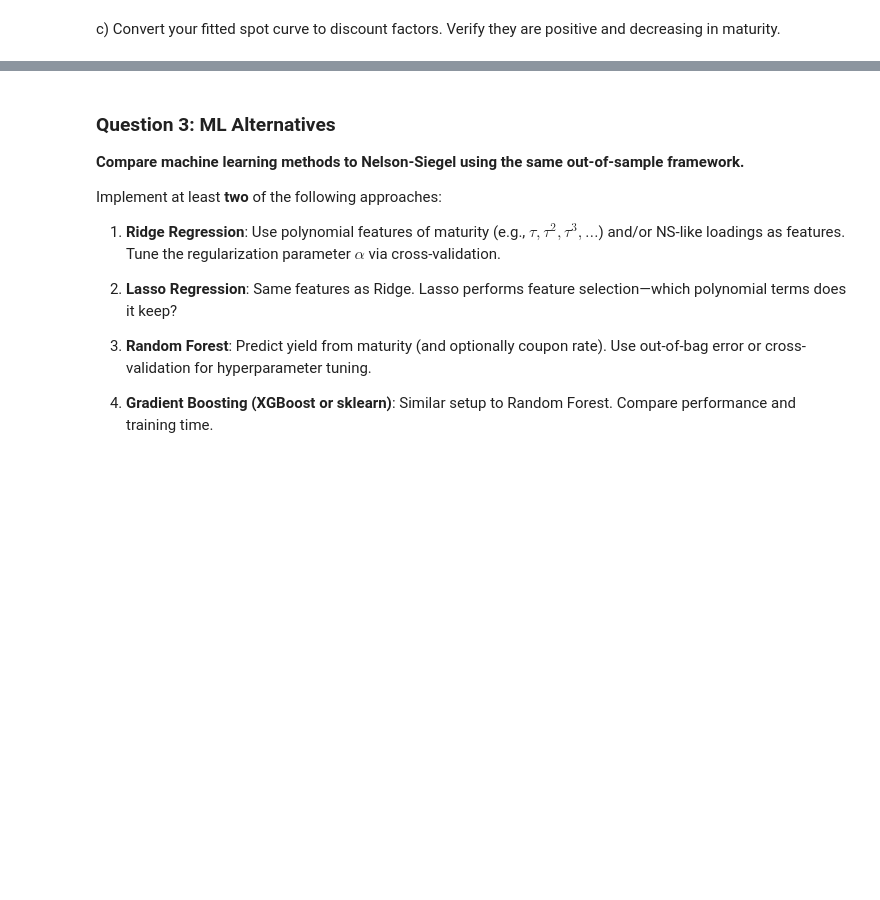
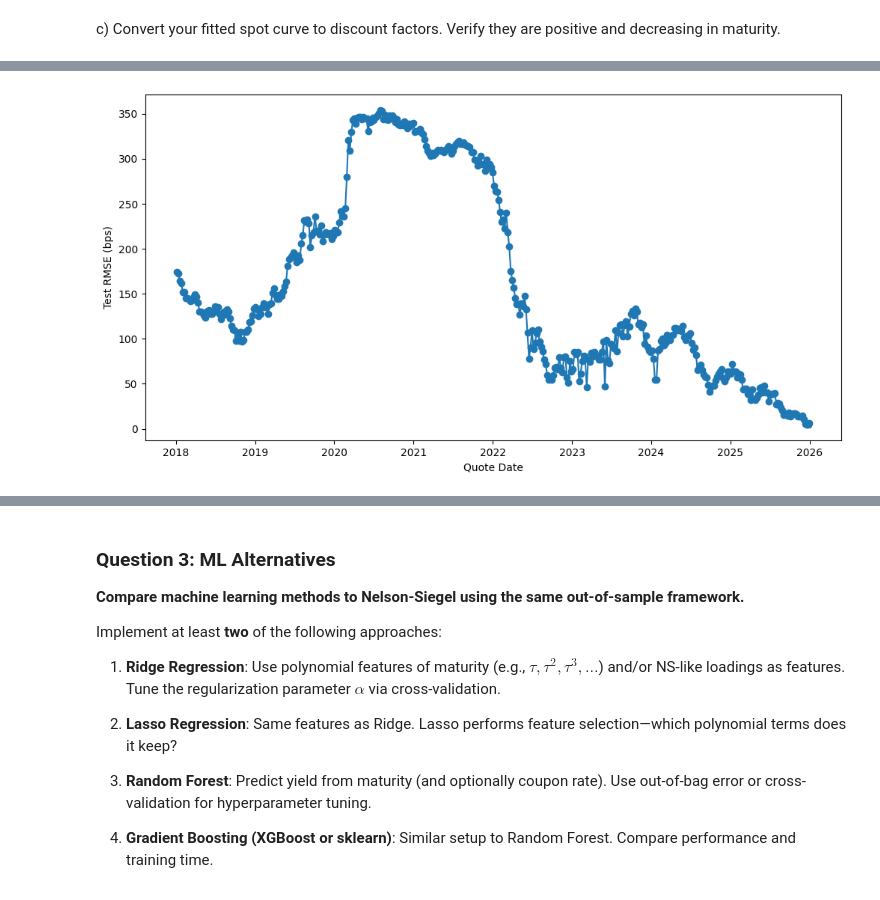
Before and after one commit to AdithSrinivasan/treasury-curve-models, a Jupyter notebook: curve.ipynb, the cells around one changed output, grey strips where cells are left out. Saved outputs shown, nothing was run; the diff lists cells and outputs as text; code cells hidden in the pictures; blank space fills up the shorter version.

```diff
--- a/curve.ipynb
+++ b/curve.ipynb
@@ -369,0 +390,7 @@ d) **Time-series analysis**: Using the weekly panel, fit NS to at least 50 dates
+# %%
+ratios = []
+for i in range(10):
+    train_ns, test_ns = train_test(quotes)
+    params, rmse_train = plot_ns(train_ns, show_plot=False)
+    params, rmse_test = plot_ns(test_ns, show_plot=False)
+    ratios.append(rmse_test / rmse_train)
@@ -369,0 +429,13 @@ d) **Time-series analysis**: Using the weekly panel, fit NS to at least 50 dates
+# %%
+weekly_RMSE = {}
+weekly_betas0 = {}
+weekly_betas1 = {}
+weekly_betas2 = {}
+for week in panel_nominal['quote date'].unique():
+    df = panel_nominal[panel_nominal['quote date'] == week].copy()
+    train_ns, test_ns = train_test(df)
+    params, rmse_test = plot_ns(test_ns, show_plot=False)
+    weekly_RMSE[week] = rmse_test
+    weekly_betas0[week] = params[0]
+    weekly_betas1[week] = params[1]
+    weekly_betas2[week] = params[2]
@@ -369,0 +460,8 @@ d) **Time-series analysis**: Using the weekly panel, fit NS to at least 50 dates
+# %%
+plt.figure(figsize=(12, 6))
+plt.plot(list(weekly_RMSE.keys()), [rmse * 10000 for rmse in weekly_RMSE.values()], marker='o')
+plt.xlabel('Quote Date')
+plt.ylabel('Test RMSE (bps)')
+plt.show()
+# %% [output]
+[figure, added]
```
Also changed, not shown: parts of 15 cells of this notebook.
